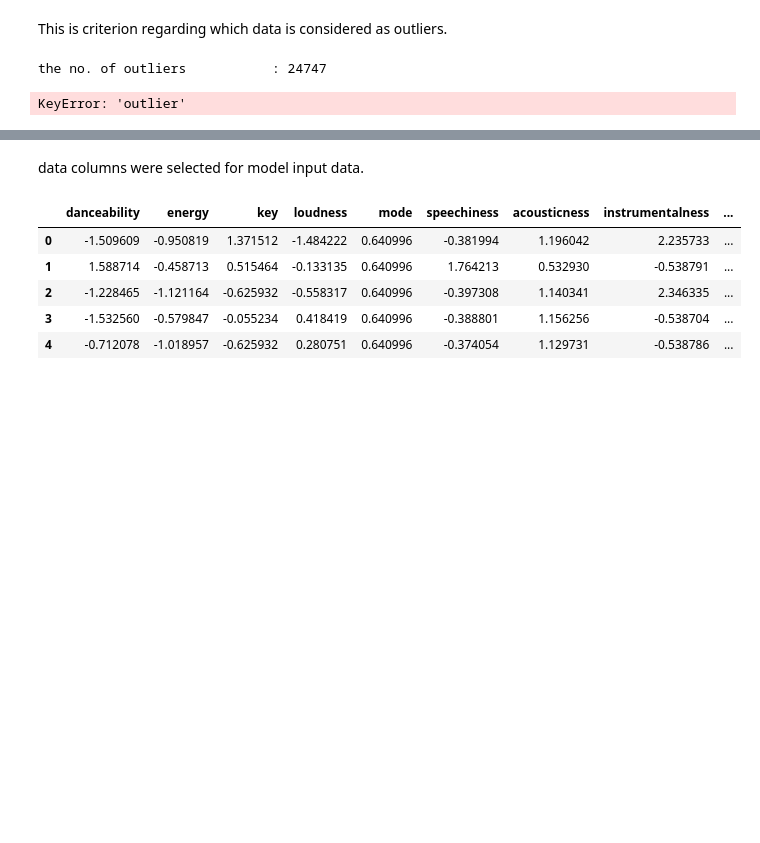
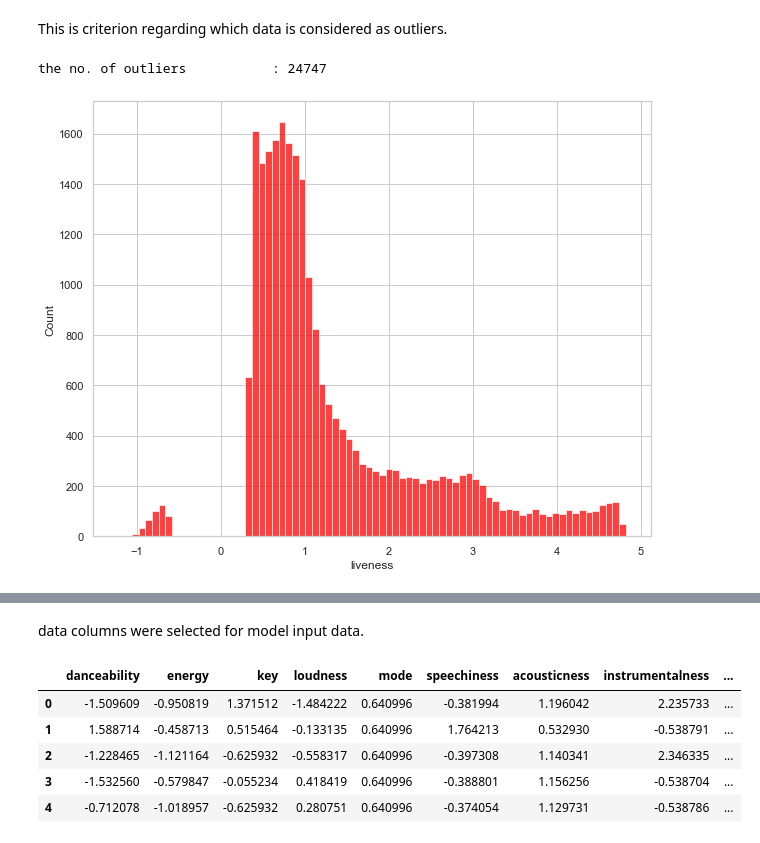
Before and after one commit to ksuchoi216/live_music_detection, a Jupyter notebook: data_preprocessing.ipynb, the cells around one changed output, grey strips where cells are left out. Cells and saved outputs as stored; diff of their text form; code cells hidden in the pictures; blank space fills up the shorter version.

```diff
--- a/data_preprocessing.ipynb
+++ b/data_preprocessing.ipynb
@@ -209,6 +295,11 @@ fprint('the no. of outliers',df2['outlier'].sum())
 the no. of outliers           : 24747
 # %%
 outlier= df2[(df2['outlier']==1)]
-plot(df=outlier, x='liveness', plot_type='histplot')
+nonoutlier= df2[(df2['outlier']==0)]
+live = df2[(df2['live']==1)]
+nonlive = df2[(df2['live']==0)]
+
+
+plot(df=outlier, x='liveness', plot_type='histplot', color='red')
 # %% [output]
-KeyError: 'outlier'
+[figure, added]
```
Also changed, not shown: parts of 15 cells of this notebook, 13 other files.
